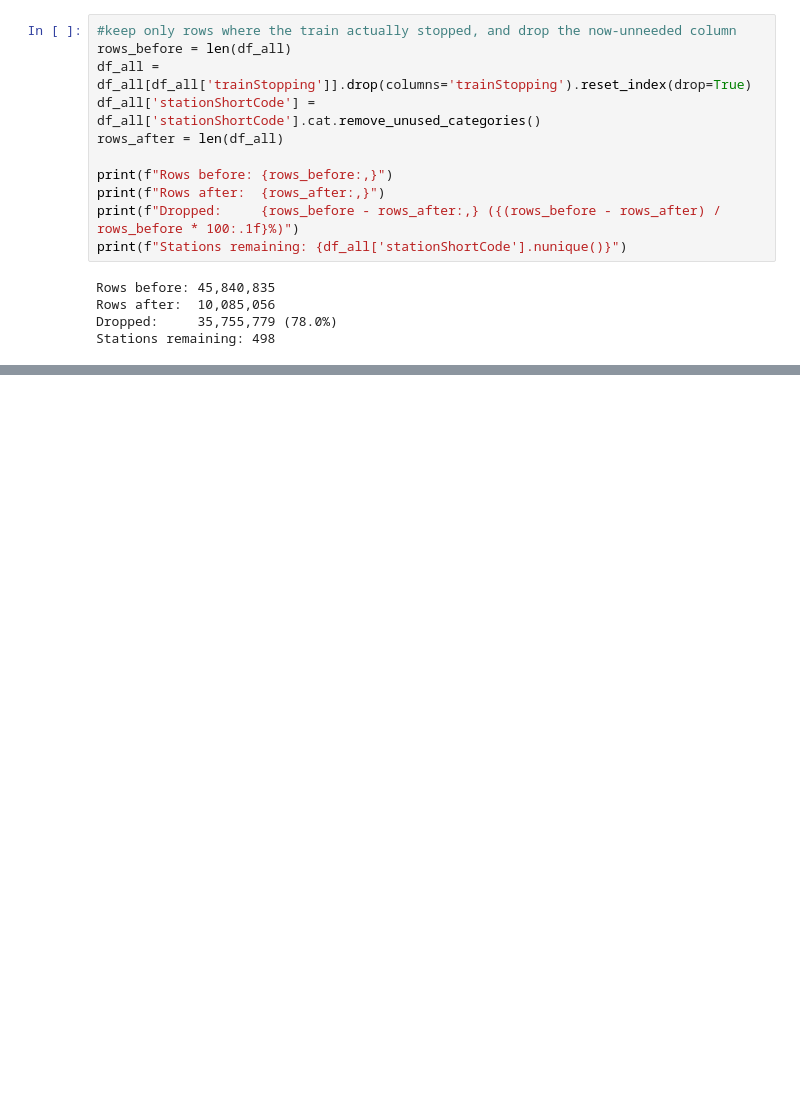
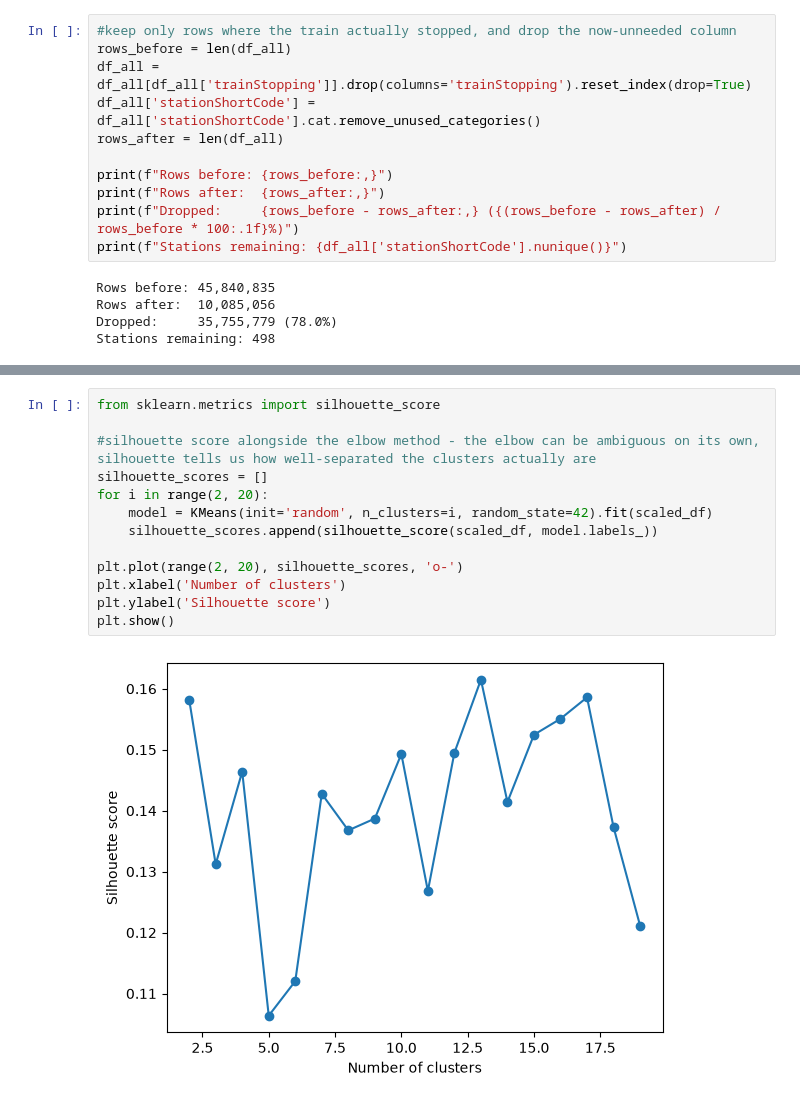
Before and after one commit to alekkiq/dkko-g2, a Jupyter notebook: project/project.ipynb, the cells around one changed output, grey strips where cells are left out. Drawn from its saved outputs; the diff is of its cells as text; blank space fills up the shorter version.

```diff
--- a/project/project.ipynb
+++ b/project/project.ipynb
@@ -417,0 +512,15 @@ Stations: 498 -> 328 after dropping remaining NaNs
+# %%
+from sklearn.metrics import silhouette_score
+
+#silhouette score alongside the elbow method - the elbow can be ambiguous on its own, silhouette tells us how well-separated the clusters actually are
+silhouette_scores = []
+for i in range(2, 20):
+    model = KMeans(init='random', n_clusters=i, random_state=42).fit(scaled_df)
+    silhouette_scores.append(silhouette_score(scaled_df, model.labels_))
+
+plt.plot(range(2, 20), silhouette_scores, 'o-')
+plt.xlabel('Number of clusters')
+plt.ylabel('Silhouette score')
+plt.show()
+# %% [output]
+[figure, added]
```
Also changed, not shown: parts of 17 cells of this notebook.
